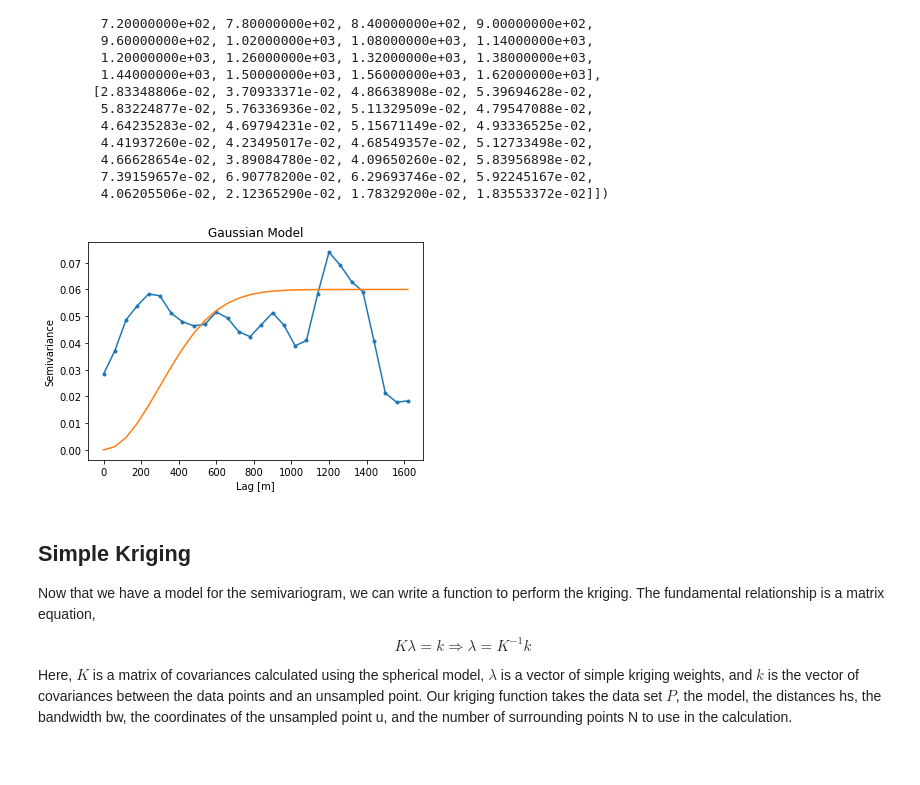
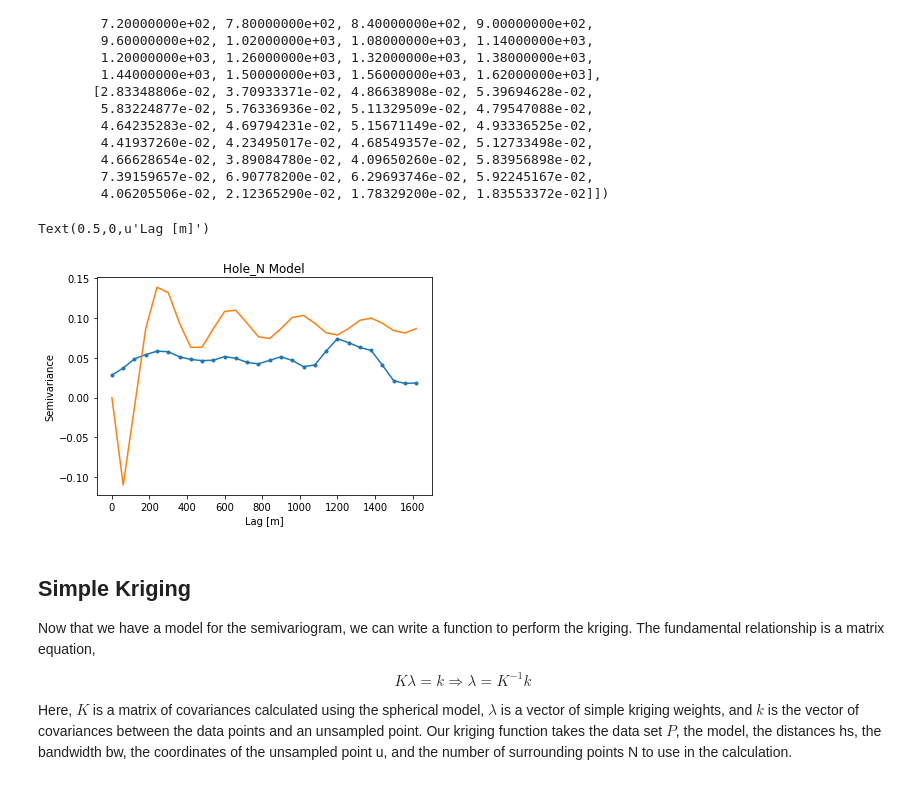
Before and after one commit to red5alex/kriglab, a Jupyter notebook: Simple_Kriging-1D-Temporal.ipynb, the cells around one changed output. Cells and saved outputs as stored; diff of their text form; code cells hidden in the pictures.

Commit message:
testing different hole_N models to make the amplitude higher

```diff
--- a/Simple_Kriging-1D-Temporal.ipynb
+++ b/Simple_Kriging-1D-Temporal.ipynb
@@ -212,7 +212,7 @@ def hole_N (h, C0, a, Cn=0):
         if h == 0:
             return Cn
         else:
-            return Cn+(C0-Cn)*( 1-(sin(h/a ))/(h/a) )
+            return (Cn+(C0-Cn)*(1.5-(sin(h/a ))/(0.25*h/a) ))
     # if h is an iterable
     else:
         # calcualte the hole function for all elements
@@ -271,19 +271,20 @@ array([[0.00000000e+00, 6.00000000e+01, 1.20000000e+02, 1.80000000e+02,
         7.39159657e-02, 6.90778200e-02, 6.29693746e-02, 5.92245167e-02,
         4.06205506e-02, 2.12365290e-02, 1.78329200e-02, 1.83553372e-02]])
 # %%
-varmodel = gaussian
+varmodel = hole_N
 C0=0.06
-sp = cvmodel( P, model=varmodel, hs=np.arange(0,2000,100), bw=bw, Cn=0.0, svrange=2*365, C0=C0)
+sp = cvmodel( P, model=varmodel, hs=np.arange(0,2000,100), bw=bw, Cn=0.0, svrange=365/(2*pi), C0=C0)
 #C0 = C( P, hs[0], bw )
 
 plot( sv[0], sv[1], '.-' )
 plot( sv[0], C0 - sp( sv[0] ) ) ;
-title('Gaussian Model')
+title('Hole_N Model')
 ylabel('Semivariance')
 xlabel('Lag [m]')
-savefig('semivariogram_model_gaussian.png',fmt='png',dpi=200)
+#savefig('semivariogram_model_gaussian.png',fmt='png',dpi=200)
 # %% [output]
+Text(0.5,0,u'Lag [m]')
-[figure, old version]
+[figure, new version]
 # %% [markdown]
 ## Simple Kriging
 
```
Also changed, not shown: parts of 3 cells of this notebook.
